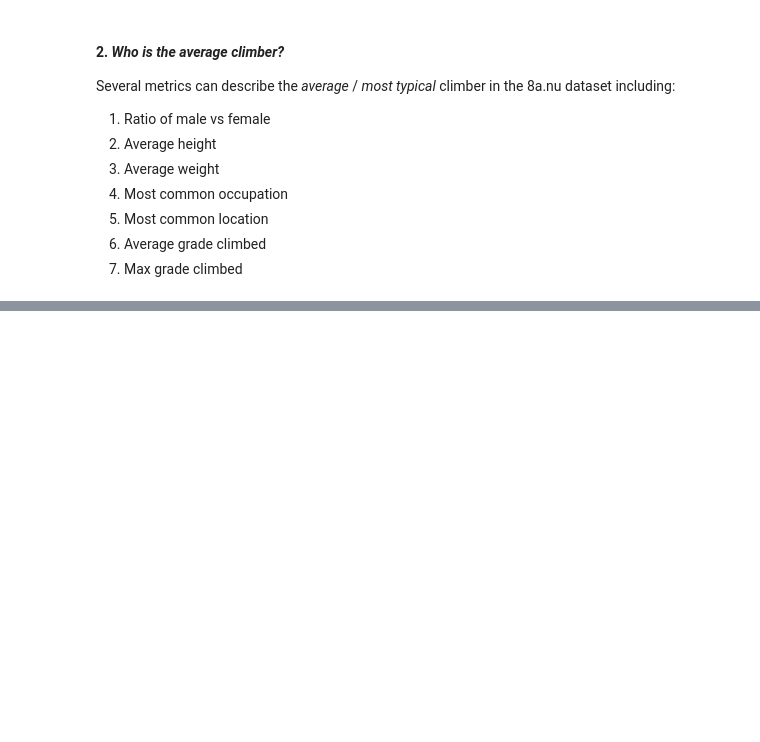
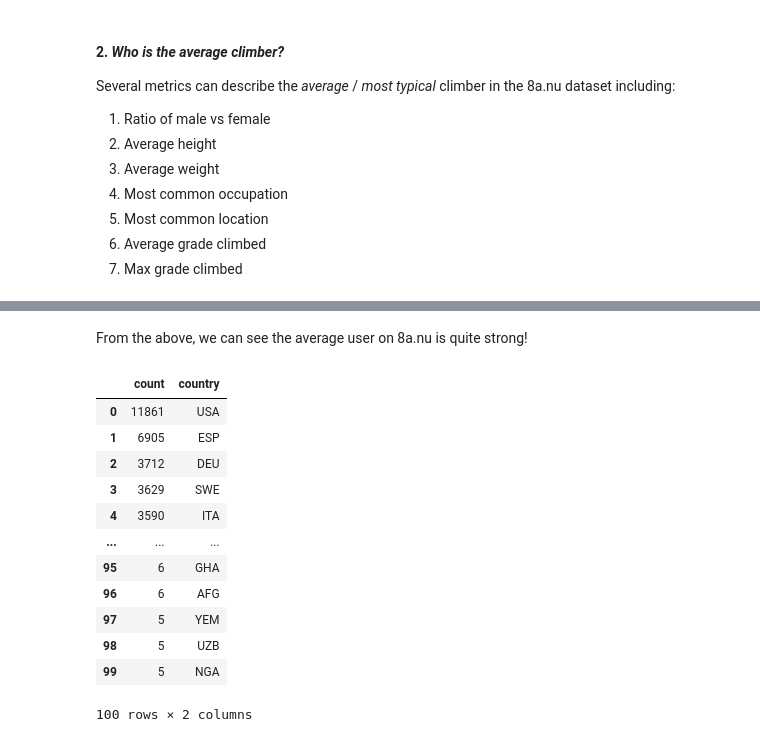
Before and after one commit to seanmperez/The-Rise-of-Climbing, a Jupyter notebook: Climbing Visualization 8a nu Dataset.ipynb, the cells around one changed output, grey strips where cells are left out. Cells and saved outputs as stored; diff of their text form; code cells hidden in the pictures; blank space fills up the shorter version.

```diff
--- a/Climbing Visualization 8a nu Dataset.ipynb
+++ b/Climbing Visualization 8a nu Dataset.ipynb
@@ -627,0 +602,26 @@ LIMIT 20
+# %% [markdown]
+From the above, we can see the average user on 8a.nu is quite strong!
+# %%
+countryTop100 = queryToDataframe("""
+SELECT COUNT(*) AS count, country
+FROM user
+GROUP BY country
+ORDER BY count DESC
+LIMIT 100
+""")
+# %%
+countryTop100
+# %% [output]
+|  | count | country |
+| 0 | 11861 | USA |
+| 1 | 6905 | ESP |
+| 2 | 3712 | DEU |
+| 3 | 3629 | SWE |
+| 4 | 3590 | ITA |
+| ... | ... | ... |
+| 95 | 6 | GHA |
+| 96 | 6 | AFG |
+| 97 | 5 | YEM |
+| 98 | 5 | UZB |
+| 99 | 5 | NGA |
+100 rows × 2 columns
```
Also changed, not shown: parts of 34 cells of this notebook.
